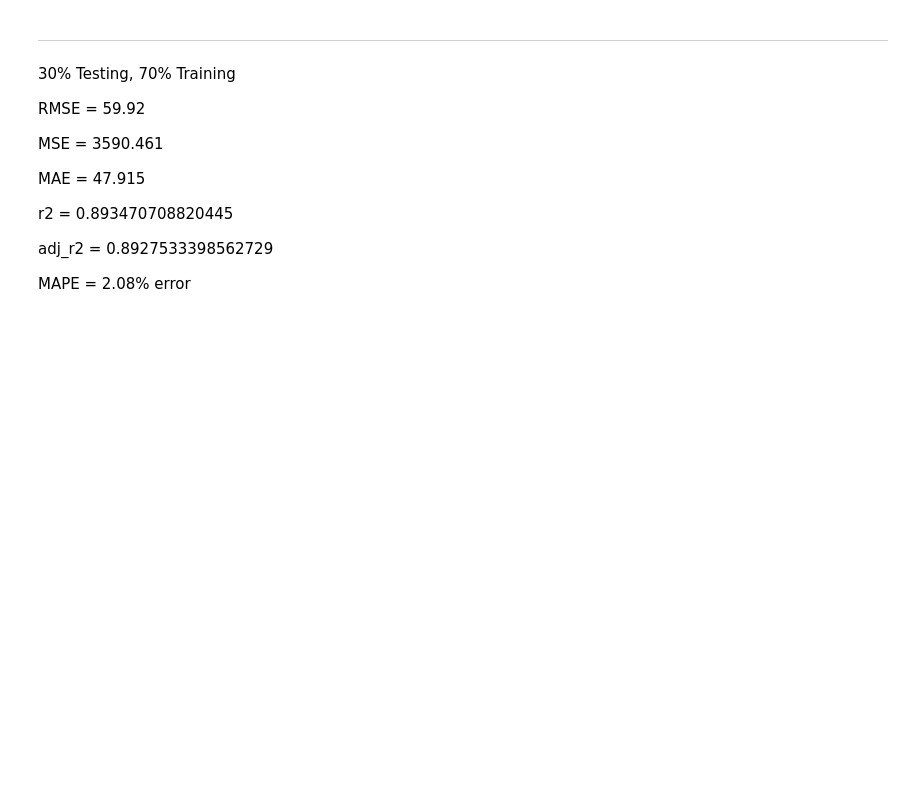
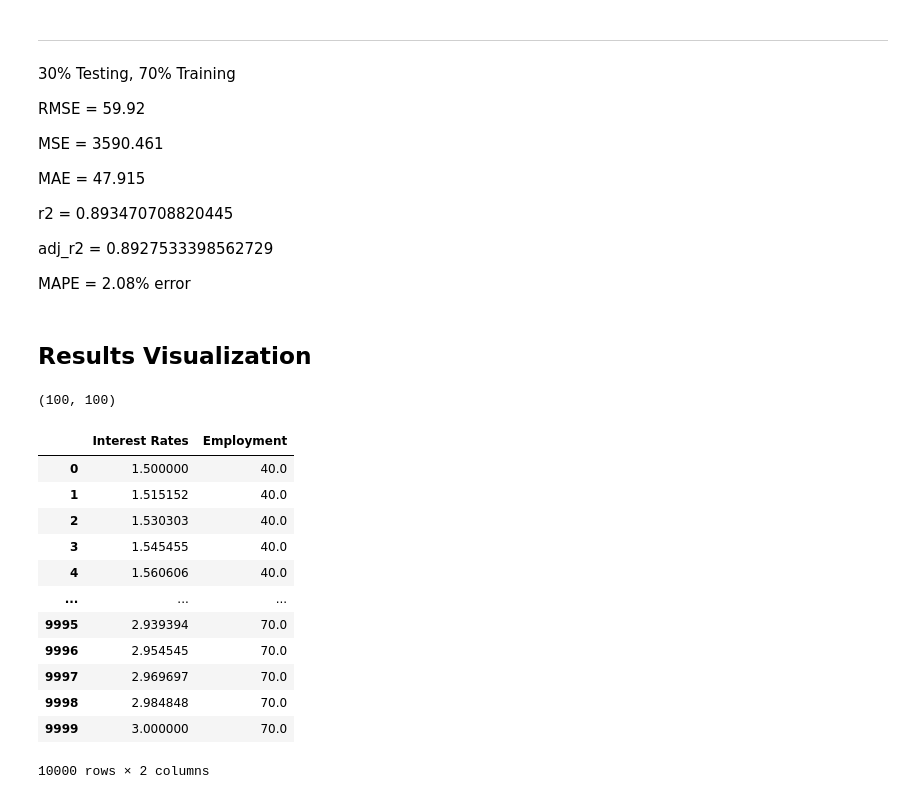
Before and after one commit to AlvaroBishop/StockMarketPrice, a Jupyter notebook: StockMarketPrice_MultipleLinearRegression.ipynb, the cells around one changed output. Drawn from its saved outputs; the diff is of its cells as text; code cells hidden in the pictures; blank space fills up the shorter version.

```diff
--- a/StockMarketPrice_MultipleLinearRegression.ipynb
+++ b/StockMarketPrice_MultipleLinearRegression.ipynb
@@ -164,3 +164,5 @@ r2 = 0.893470708820445
 adj_r2 = 0.8927533398562729
 
 MAPE = 2.08% error
+# %% [markdown]
+## Results Visualization
@@ -166,0 +174,21 @@ MAPE = 2.08% error
+# %%
+x_surf.shape
+# %% [output]
+(100, 100)
+# %%
+feautures = pd.DataFrame( {"Interest Rates" : x_surf.ravel(), "Employment" : y_surf.ravel() } )
+feautures
+# %% [output]
+|  | Interest Rates | Employment |
+| 0 | 1.500000 | 40.0 |
+| 1 | 1.515152 | 40.0 |
+| 2 | 1.530303 | 40.0 |
+| 3 | 1.545455 | 40.0 |
+| 4 | 1.560606 | 40.0 |
+| ... | ... | ... |
+| 9995 | 2.939394 | 70.0 |
+| 9996 | 2.954545 | 70.0 |
+| 9997 | 2.969697 | 70.0 |
+| 9998 | 2.984848 | 70.0 |
+| 9999 | 3.000000 | 70.0 |
+10000 rows × 2 columns
```
Also changed, not shown: parts of 6 cells of this notebook.
